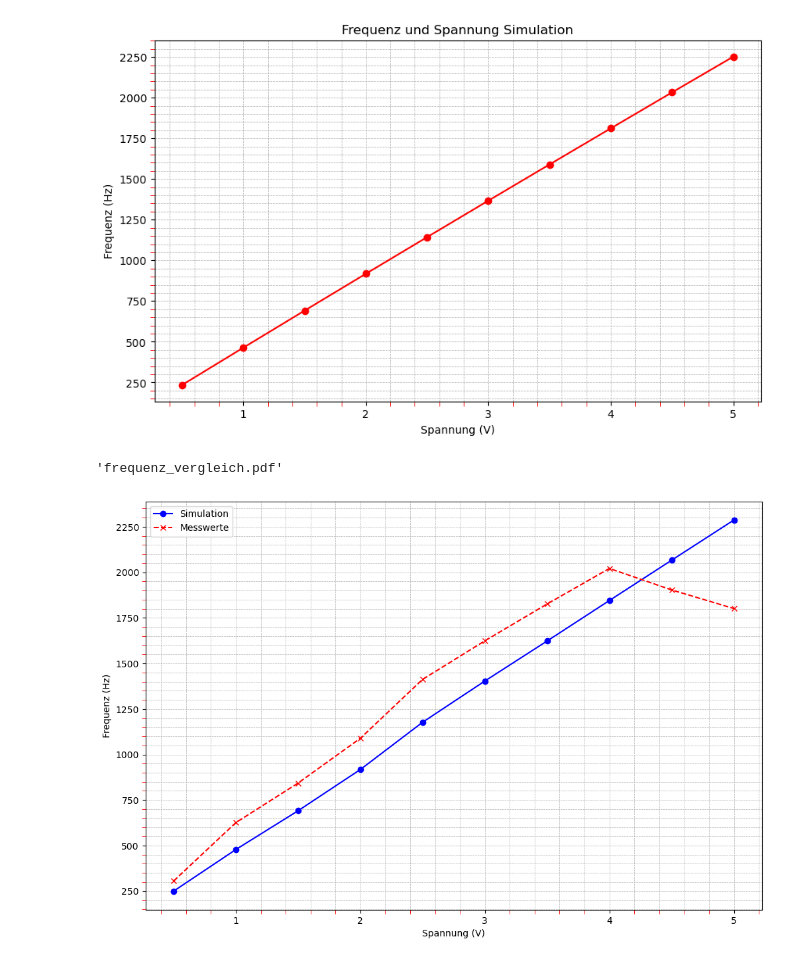
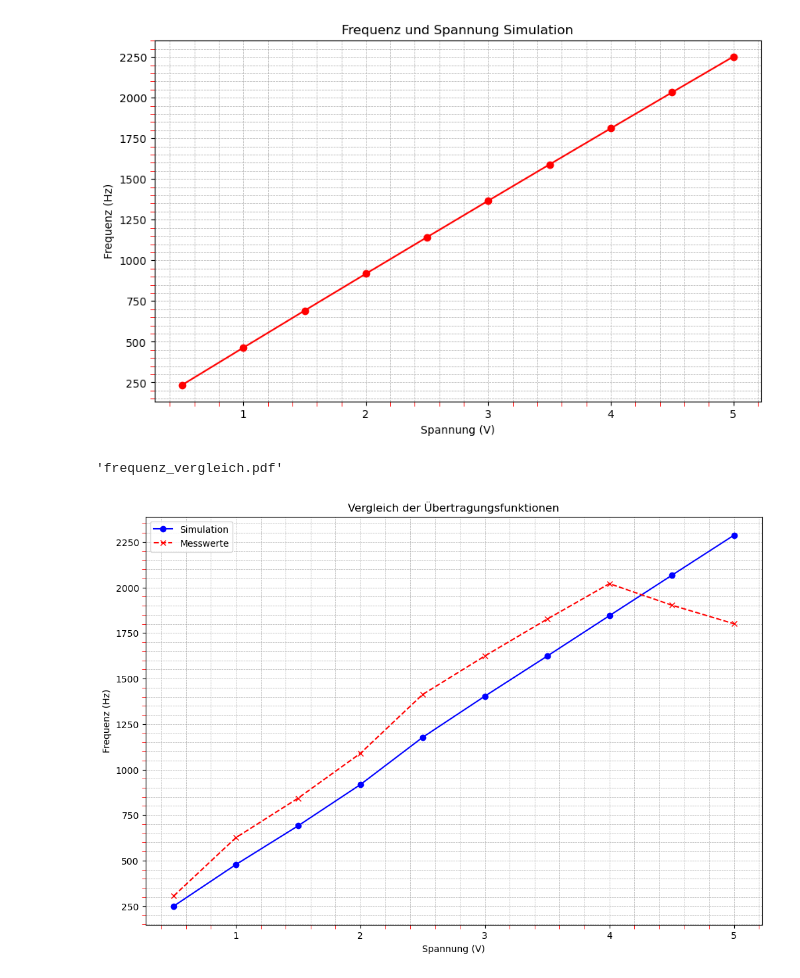
Before and after one commit to Kreijstal/elektronik-praktikum, a Jupyter notebook: 5Te-Labor/5.2/dreiecksrechteck-vco/plotsimulation.ipynb, the cells around one changed output. Cells and saved outputs as stored; diff of their text form; code cells hidden in the pictures.

```diff
--- a/5Te-Labor/5.2/dreiecksrechteck-vco/plotsimulation.ipynb
+++ b/5Te-Labor/5.2/dreiecksrechteck-vco/plotsimulation.ipynb
@@ -106,31 +106,31 @@ plt.show()
 # %%
 # Re-importing necessary libraries after the reset
 import matplotlib.pyplot as plt
 
 # Recreate the plot for saving due to execution state reset
 voltages_original_float = [0.5, 1.0, 1.5, 2.0, 2.5, 3.0, 3.5, 4.0, 4.5, 5.0]
 frequencies_original = [249.93, 478.38, 691.29, 917.55, 1177.02, 1403.29, 1622.97, 1845.09, 2066.30, 2286.92]
 frequencies_ignore_5ms = [305.49, 626.04, 843.17, 1088.93, 1412.43, 1623.93, 1826.09, 2021.09, 1903.30, 1801.03]
 
 # Plotting both original and adjusted frequencies for comparison
 plt.figure(figsize=(12, 8))
 
 # Original frequencies
 plt.plot(voltages_original_float, frequencies_original, marker='o', linestyle='-', color='b', label='Simulation')
 
 # Frequencies ignoring first 5ms
 plt.plot(voltages_original_float, frequencies_ignore_5ms, marker='x', linestyle='--', color='r', label='Messwerte')
-plot.title("Vergleich der Übertragungsfunktionen")
+plt.title("Vergleich der Übertragungsfunktionen")
 plt.xlabel('Spannung (V)')
 plt.ylabel('Frequenz (Hz)')
 plt.legend()
 plt.grid(True)
 
 # Save the figure
 plot_filename = 'frequenz_vergleich.pdf'
 plt.savefig(plot_filename)
 
 plot_filename
 # %% [output]
 'frequenz_vergleich.pdf'
-[figure, old version]
+[figure, new version]
```
